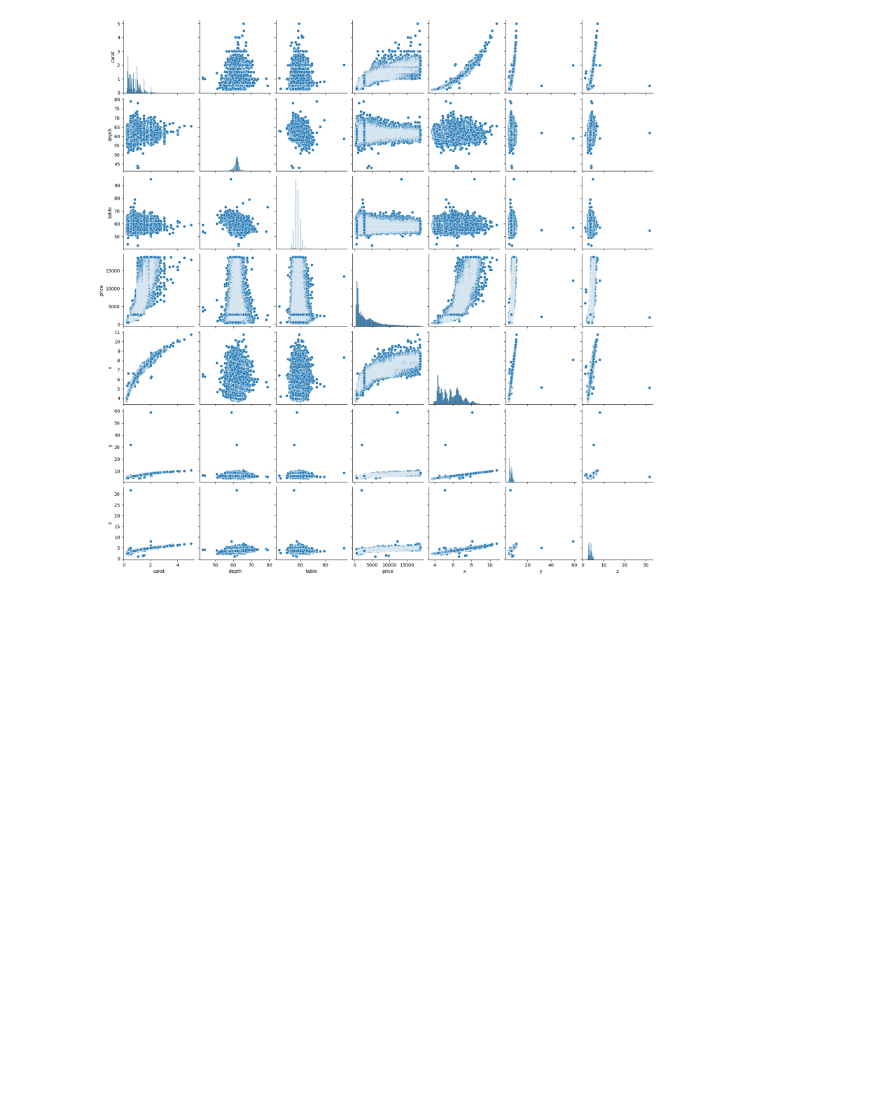
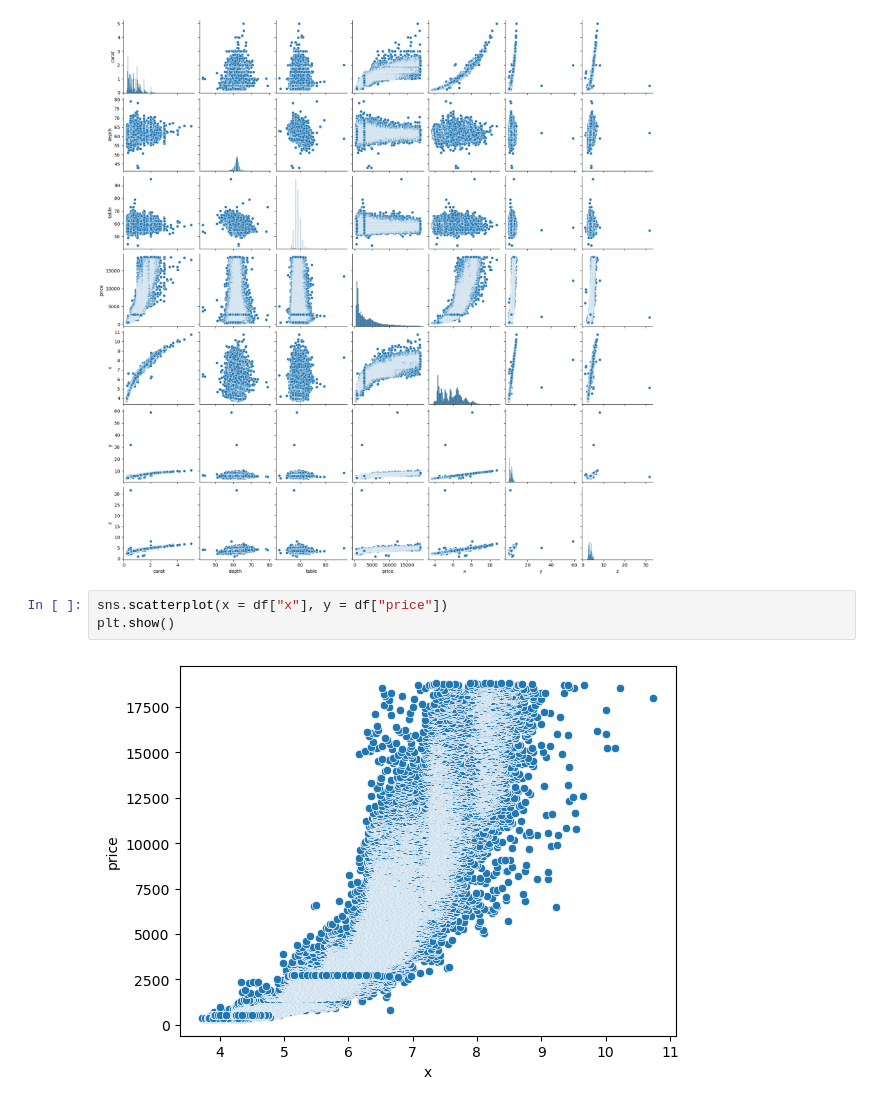
Before and after one commit to buketozceylan/MachineLearning, a Jupyter notebook: SVMRegressor.ipynb, the cells around one changed output. Drawn from its saved outputs; the diff is of its cells as text; blank space fills up the shorter version.

```diff
--- a/SVMRegressor.ipynb
+++ b/SVMRegressor.ipynb
@@ -110,3 +110,8 @@ sns.pairplot(df)
 plt.show()
 # %% [output]
 [figure]
+# %%
+sns.scatterplot(x = df["x"], y = df["price"])
+plt.show()
+# %% [output]
+[figure, added]
```
Also changed, not shown: parts of 29 cells of this notebook.
